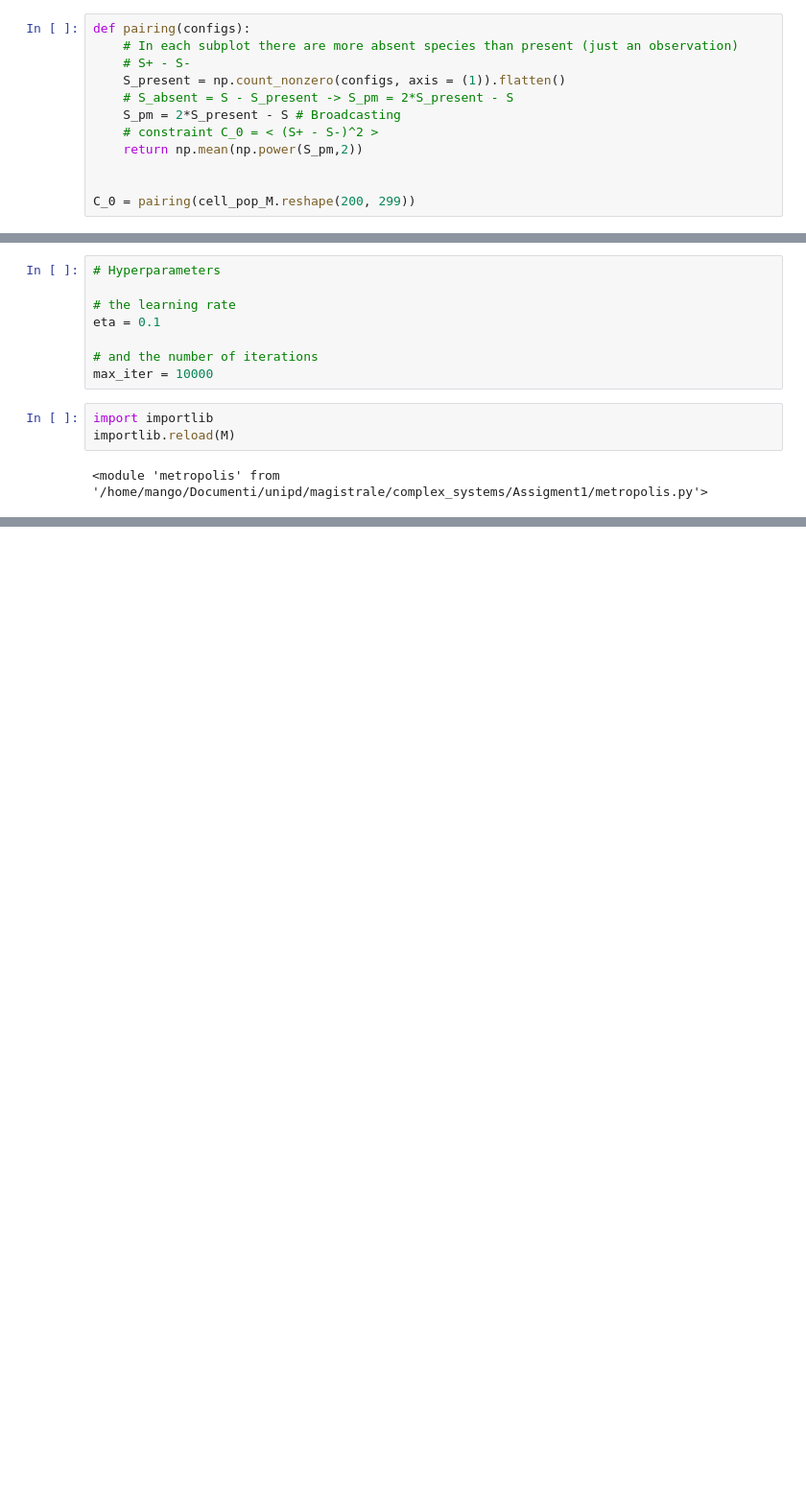
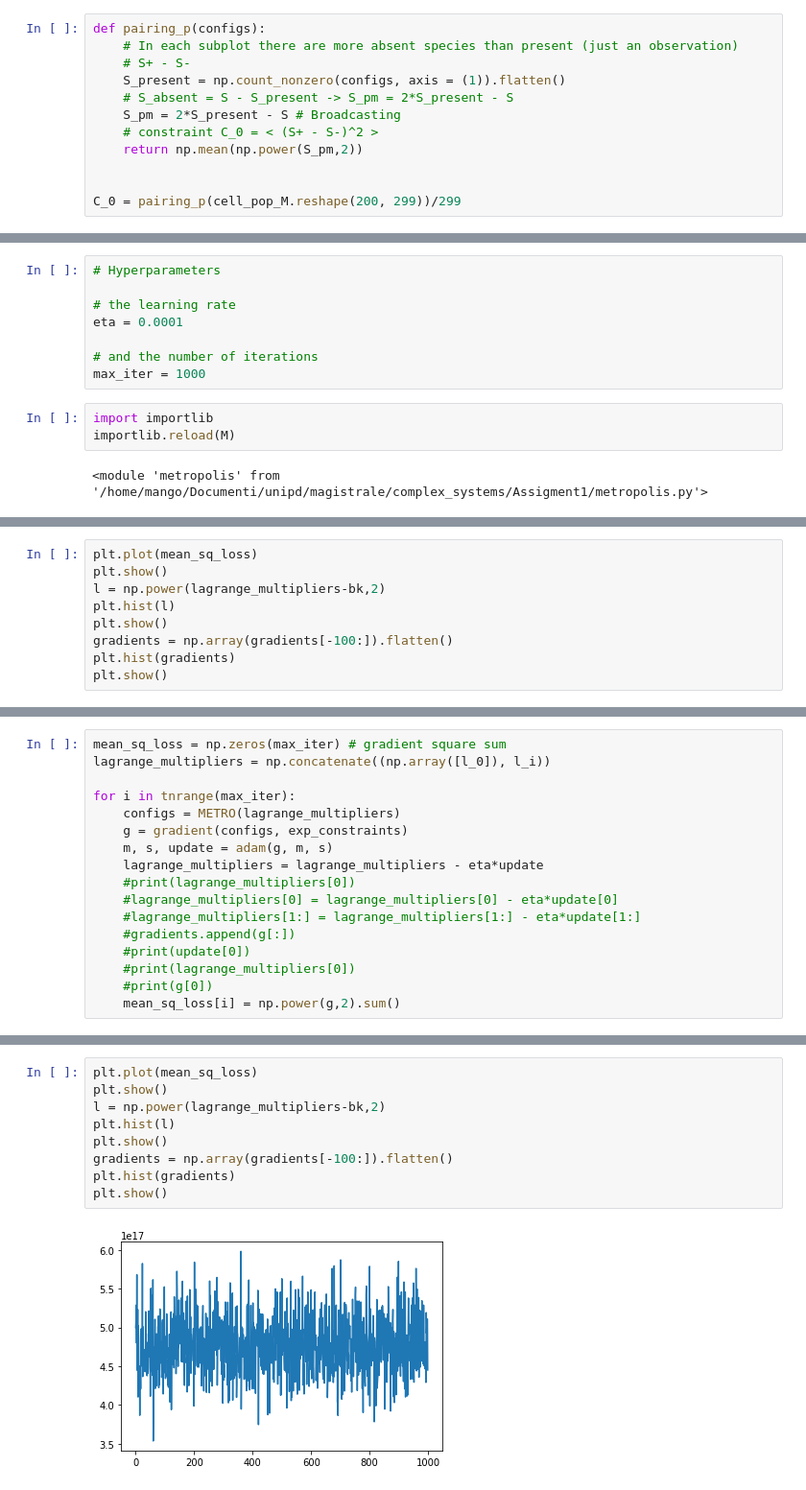
Before and after one commit to mango915/Forests, a Jupyter notebook: Forest.ipynb, the cells around one changed output, grey strips where cells are left out. Shown: that part at 96% size. Saved outputs shown, nothing was run; the diff lists cells and outputs as text; blank space fills up the shorter version.

```diff
--- a/Forest.ipynb
+++ b/Forest.ipynb
@@ -48,7 +50,7 @@ p_i = np.count_nonzero(cell_pop_M, axis = (0,1))/200
 # %% [markdown]
 And the average squared difference between present and absent species in a subplot (that will be used as a constraint in section 4):
 # %%
-def pairing(configs):
+def pairing_p(configs):
     # In each subplot there are more absent species than present (just an observation)
     # S+ - S-
     S_present = np.count_nonzero(configs, axis = (1)).flatten()
@@ -58,7 +60,7 @@ def pairing(configs):
     return np.mean(np.power(S_pm,2))
 
 
-C_0 = pairing(cell_pop_M.reshape(200, 299))
+C_0 = pairing_p(cell_pop_M.reshape(200, 299))/299
 # %% [markdown]
 ## 3 - Max Ent 1
 
@@ -195,10 +221,10 @@ def gradient(model_configs, exp_constraints):
 # Hyperparameters
 
 # the learning rate
-eta = 0.1
+eta = 0.0001
 
 # and the number of iterations
-max_iter = 10000
+max_iter = 1000
 # %%
 import importlib
 importlib.reload(M)
@@ -228,0 +259,9 @@ print(mean_sq_loss)
+# %%
+plt.plot(mean_sq_loss)
+plt.show()
+l = np.power(lagrange_multipliers-bk,2)
+plt.hist(l)
+plt.show()
+gradients = np.array(gradients[-100:]).flatten()
+plt.hist(gradients)
+plt.show()
@@ -228,0 +321,17 @@ print(mean_sq_loss)
+# %%
+mean_sq_loss = np.zeros(max_iter) # gradient square sum
+lagrange_multipliers = np.concatenate((np.array([l_0]), l_i))
+
+for i in tnrange(max_iter):
+    configs = METRO(lagrange_multipliers)
+    g = gradient(configs, exp_constraints)
+    m, s, update = adam(g, m, s)
+    lagrange_multipliers = lagrange_multipliers - eta*update
+    #print(lagrange_multipliers[0])
+    #lagrange_multipliers[0] = lagrange_multipliers[0] - eta*update[0]
+    #lagrange_multipliers[1:] = lagrange_multipliers[1:] - eta*update[1:]
+    #gradients.append(g[:])
+    #print(update[0])
+    #print(lagrange_multipliers[0])
+    #print(g[0])
+    mean_sq_loss[i] = np.power(g,2).sum()
@@ -228,0 +340,11 @@ print(mean_sq_loss)
+# %%
+plt.plot(mean_sq_loss)
+plt.show()
+l = np.power(lagrange_multipliers-bk,2)
+plt.hist(l)
+plt.show()
+gradients = np.array(gradients[-100:]).flatten()
+plt.hist(gradients)
+plt.show()
+# %% [output]
+[figure, added]
```
Also changed, not shown: parts of 12 cells of this notebook, 1 other file.
